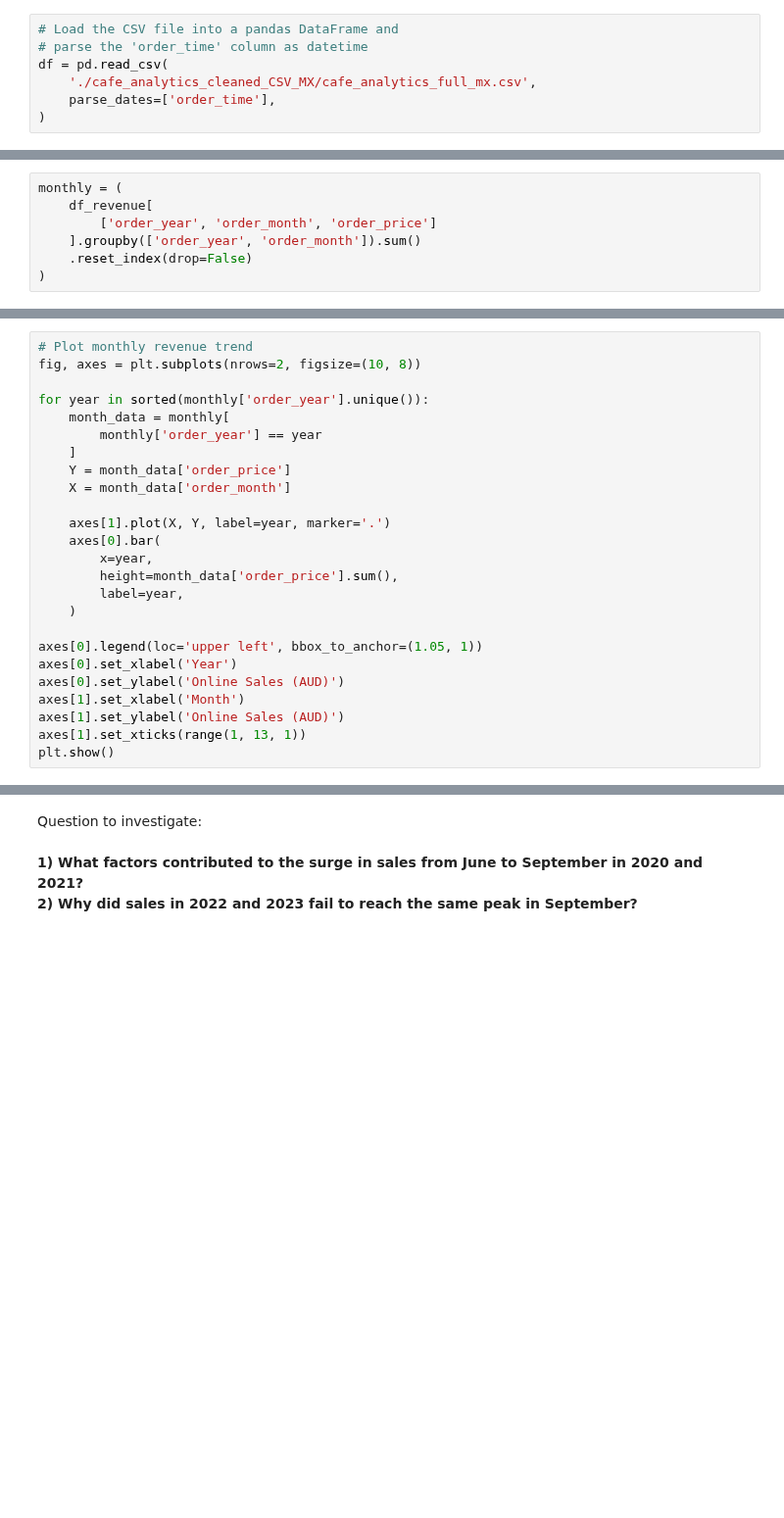
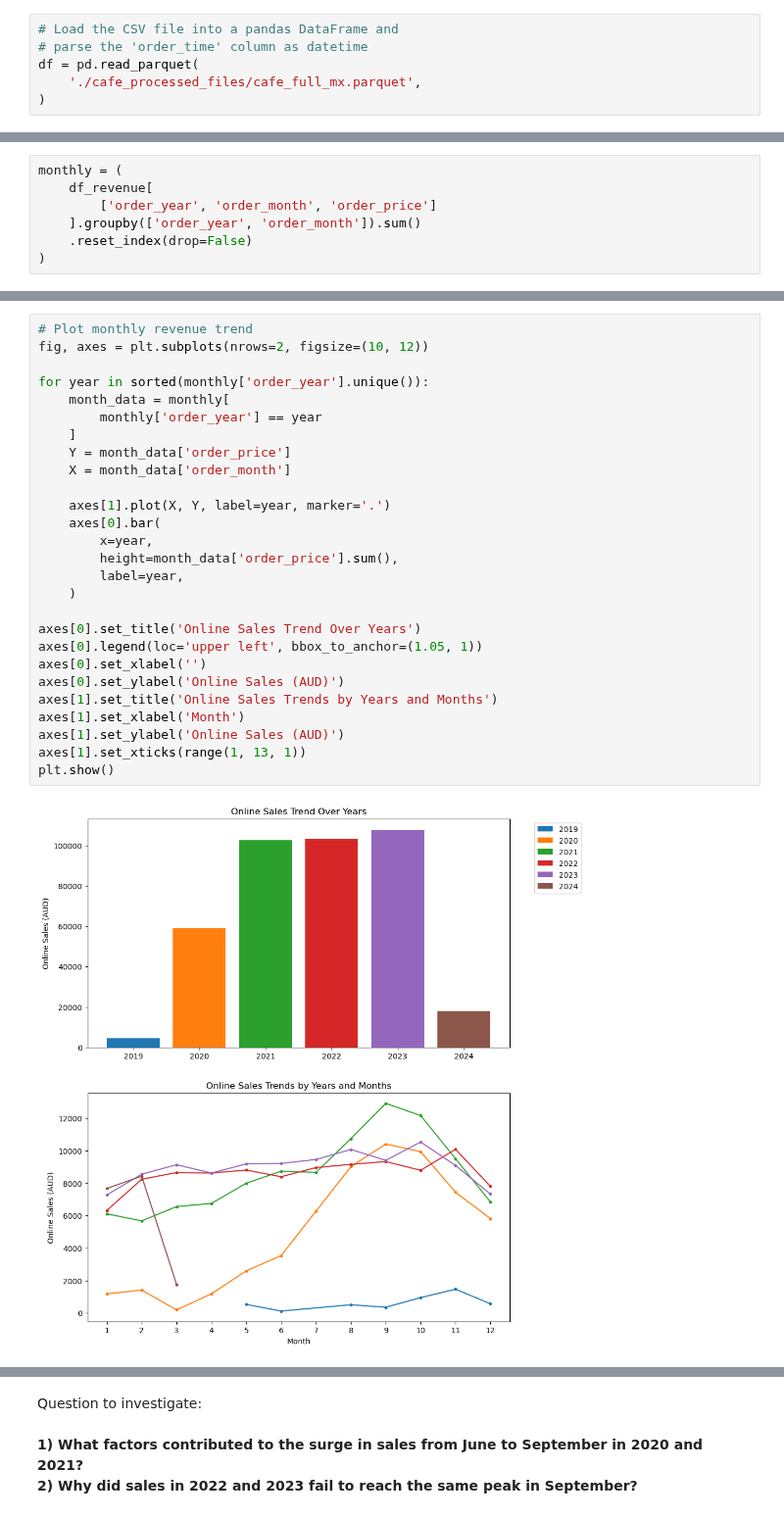
Before and after one commit to HanL1223/JR_Recommender, a Jupyter notebook: projects/cafe-analytics/Descriptive_Analysis_MX.ipynb, the cells around one changed output, grey strips where cells are left out. Shown at 98% size. Saved outputs shown, nothing was run; the diff lists cells and outputs as text; blank space fills up the shorter version.

Commit message:
feat(descriptive analysis): revenue trend analysis finished

```diff
--- a/projects/cafe-analytics/Descriptive_Analysis_MX.ipynb
+++ b/projects/cafe-analytics/Descriptive_Analysis_MX.ipynb
@@ -16,9 +17,8 @@ pd.set_option('max_colwidth', 2000)
 # %%
 # Load the CSV file into a pandas DataFrame and
 # parse the 'order_time' column as datetime
-df = pd.read_csv(
-    './cafe_analytics_cleaned_CSV_MX/cafe_analytics_full_mx.csv',
-    parse_dates=['order_time'],
+df = pd.read_parquet(
+    './cafe_processed_files/cafe_full_mx.parquet',
 )
 # %% [markdown]
 ## Revenue Trend Analysis
@@ -68,27 +89,31 @@ monthly.head()
 # %%
 # Plot monthly revenue trend
-fig, axes = plt.subplots(nrows=2, figsize=(10, 8))
+fig, axes = plt.subplots(nrows=2, figsize=(10, 12))
 
 for year in sorted(monthly['order_year'].unique()):
     month_data = monthly[
         monthly['order_year'] == year
     ]
     Y = month_data['order_price']
     X = month_data['order_month']
 
     axes[1].plot(X, Y, label=year, marker='.')
     axes[0].bar(
         x=year,
         height=month_data['order_price'].sum(),
         label=year,
     )
 
+axes[0].set_title('Online Sales Trend Over Years')
 axes[0].legend(loc='upper left', bbox_to_anchor=(1.05, 1))
-axes[0].set_xlabel('Year')
+axes[0].set_xlabel('')
 axes[0].set_ylabel('Online Sales (AUD)')
+axes[1].set_title('Online Sales Trends by Years and Months')
 axes[1].set_xlabel('Month')
 axes[1].set_ylabel('Online Sales (AUD)')
 axes[1].set_xticks(range(1, 13, 1))
 plt.show()
+# %% [output]
+[figure, added]
 # %% [markdown]
 * The bar chart above illustrates a **consistent rise** in business online sales from 2020 to 2023.
```
Also changed, not shown: parts of 58 cells of this notebook.
